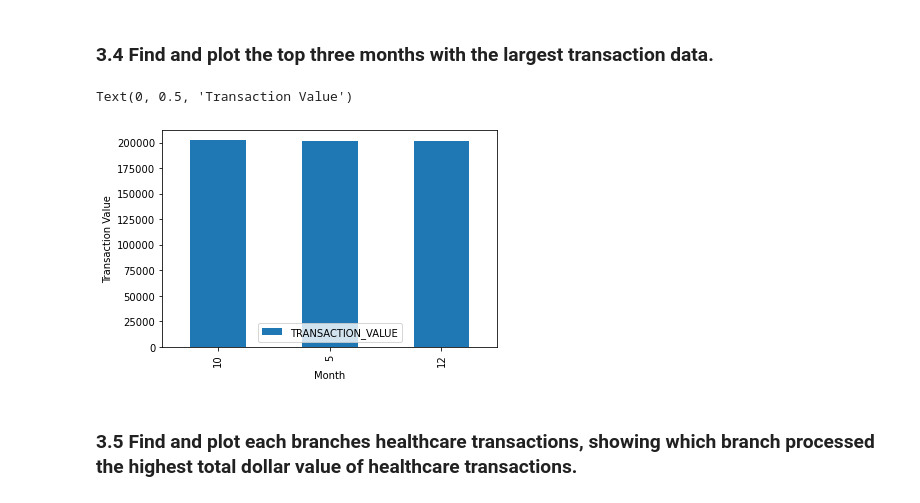
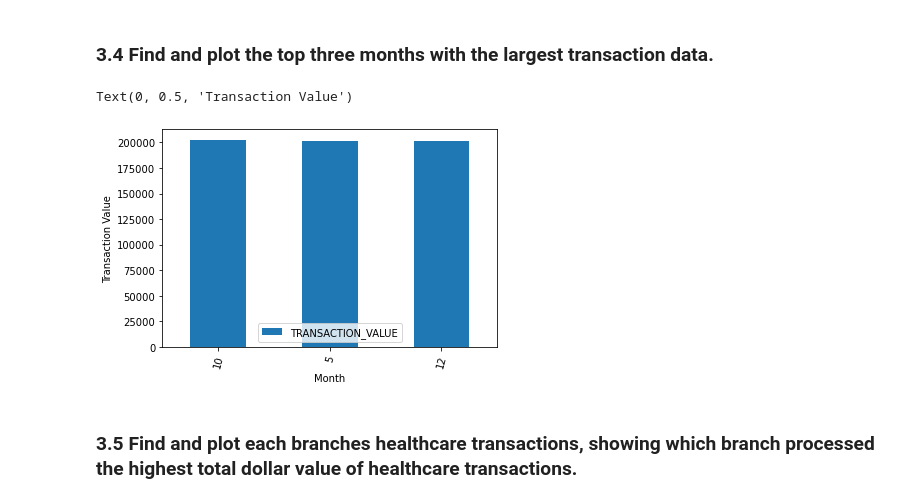
Before and after one commit to vitasunnie0812/Capstone_project, a Jupyter notebook: CAPSTONE_PROJECT.ipynb, the cells around one changed output. Cells and saved outputs as stored; diff of their text form; code cells hidden in the pictures.

```diff
--- a/CAPSTONE_PROJECT.ipynb
+++ b/CAPSTONE_PROJECT.ipynb
@@ -701,15 +701,17 @@ Text(0, 0.5, 'Transaction Value')
 # %% [markdown]
 ### 3.4 Find and plot the top three months with the largest transaction data.
 # %%
+# import seaborn as sns
 graph4 = pd_credit.groupby('MONTH').sum()['TRANSACTION_VALUE'].to_frame().sort_values( by='TRANSACTION_VALUE',ascending =False).head(3)
 graph4
-
-graph4.plot(kind = 'bar' )
+# highest_value = graph4['TRANSACTION_VALUE'].index
+graph4.plot(kind = 'bar', rot = 75)
+# sns.countplot(data=graph4,x='MONTH', order = highest_value)
 plt.xlabel("Month")
 plt.ylabel("Transaction Value")
 # %% [output]
 Text(0, 0.5, 'Transaction Value')
-[figure, old version]
+[figure, new version]
 # %% [markdown]
 ### 3.5 Find and plot each branches healthcare transactions, showing which branch  processed the highest total dollar value of healthcare transactions.
 # %%
```
Also changed, not shown: parts of 19 cells of this notebook, 1 other file.
